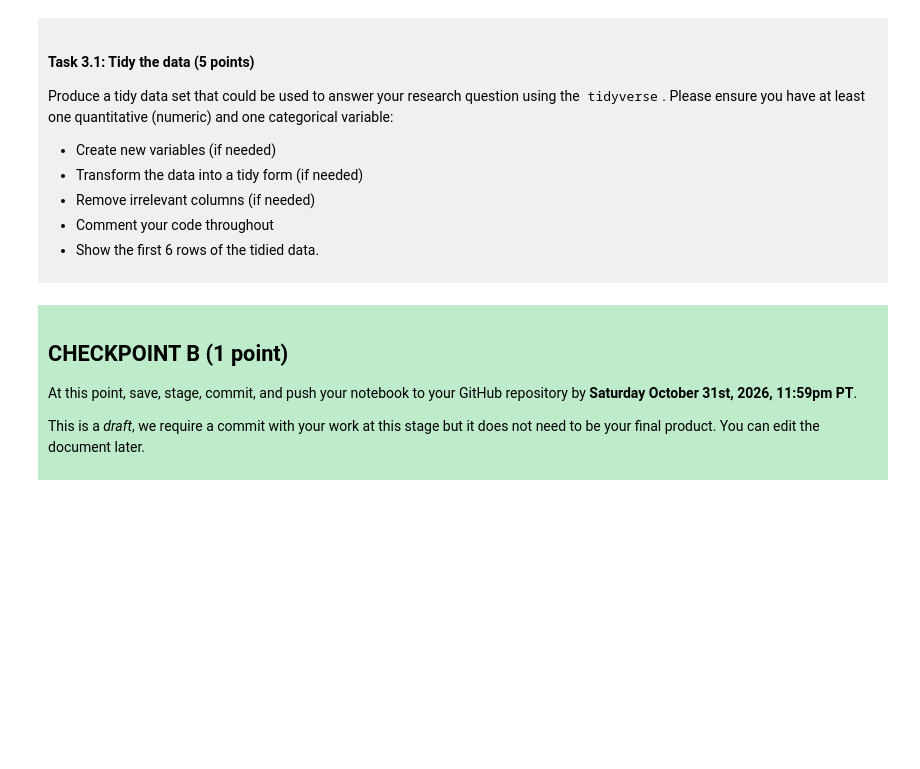
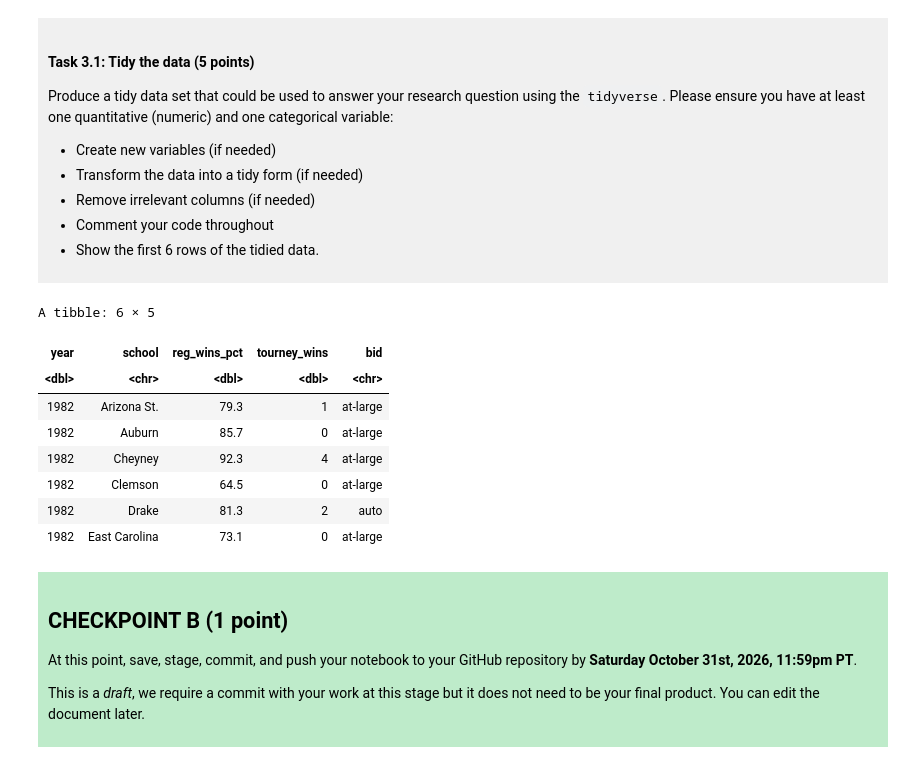
Before and after one commit to KimShang/deci-100-project-jinshangjie, a Jupyter notebook: dsci-100-project-notebook.ipynb, the cells around one changed output. Cells and saved outputs as stored; diff of their text form; code cells hidden in the pictures; blank space fills up the shorter version.

```diff
--- a/dsci-100-project-notebook.ipynb
+++ b/dsci-100-project-notebook.ipynb
@@ -189,7 +220,19 @@ Produce a tidy data set that could be used to answer your research question usin
 
 </div>
 # %%
-### EDIT THIS CODE CELL ###
+tidy_wmm <- select(wmm, year, school, reg_wins_pct, tourney_wins, bid)
+# I keep the major variables and keep bid for cate-variable
+head(tidy_wmm, n = 6)
+# %% [output]
+A tibble: 6 × 5
+| year | school | reg_wins_pct | tourney_wins | bid |
+| <dbl> | <chr> | <dbl> | <dbl> | <chr> |
+| 1982 | Arizona St. | 79.3 | 1 | at-large |
+| 1982 | Auburn | 85.7 | 0 | at-large |
+| 1982 | Cheyney | 92.3 | 4 | at-large |
+| 1982 | Clemson | 64.5 | 0 | at-large |
+| 1982 | Drake | 81.3 | 2 | auto |
+| 1982 | East Carolina | 73.1 | 0 | at-large |
 # %% [markdown]
 <div style="background-color: #beebca; padding: 10px;">
 
```
Also changed, not shown: parts of 3 cells of this notebook.
